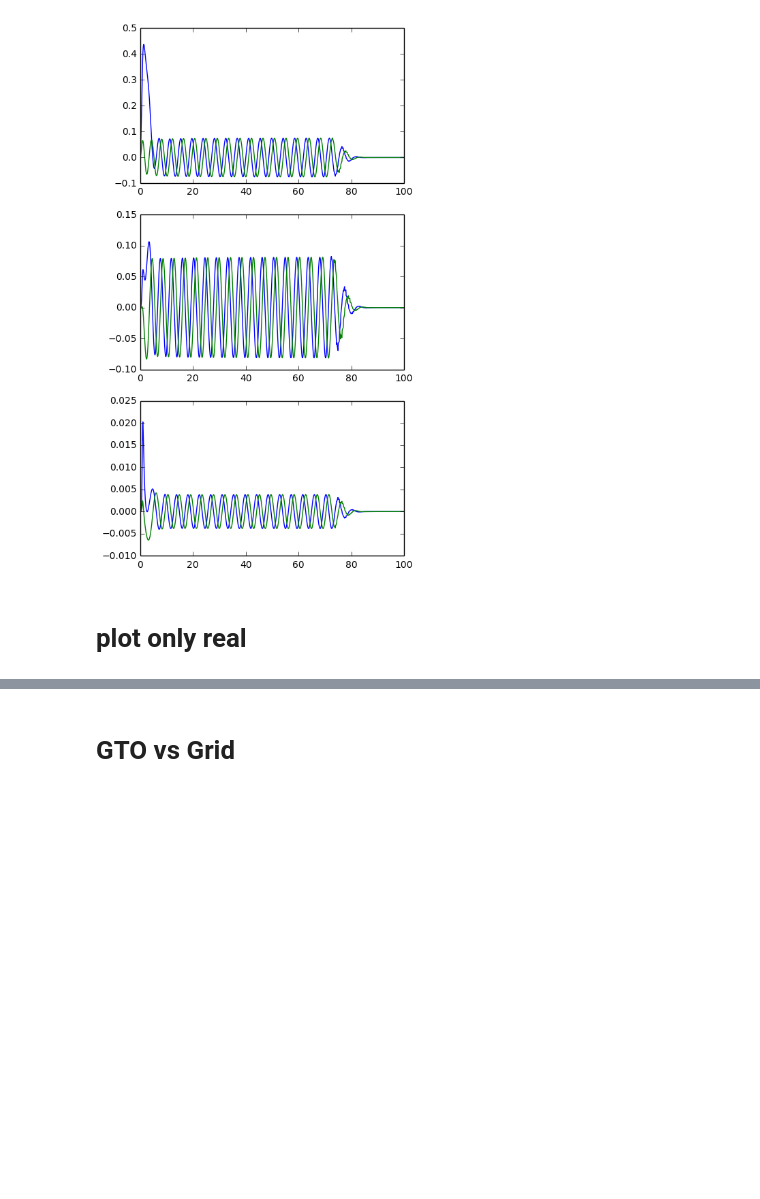
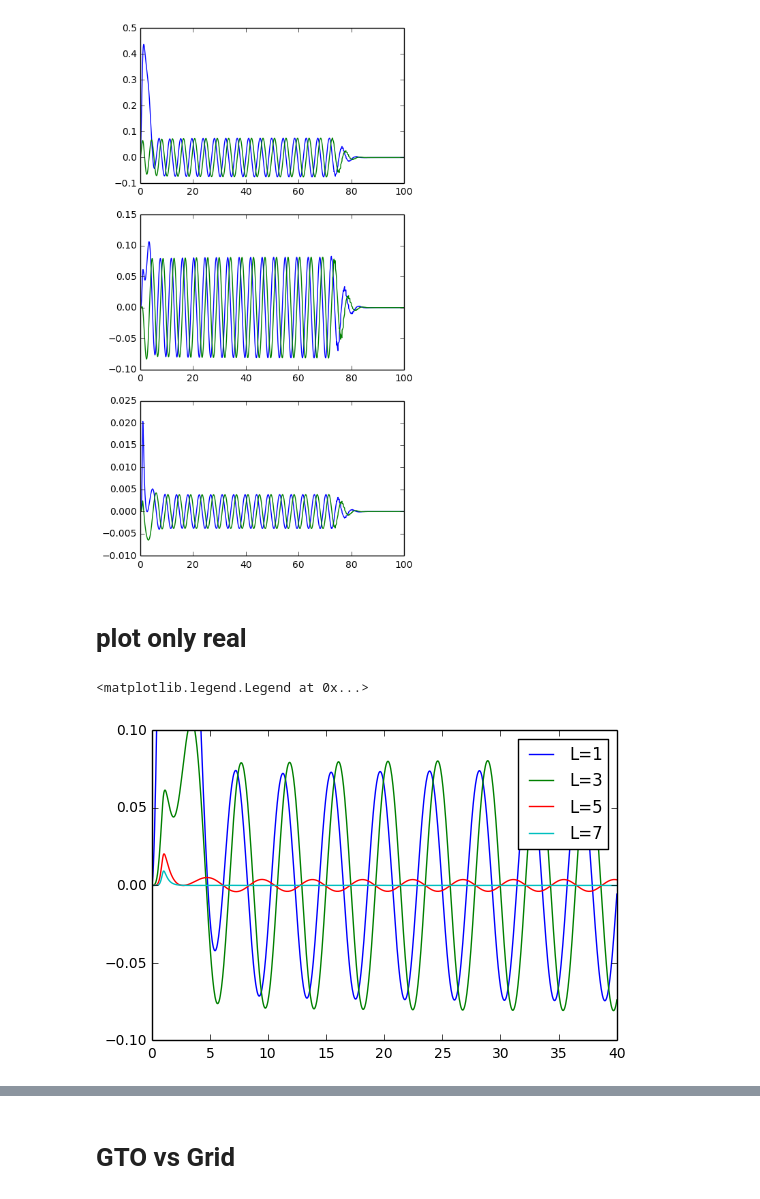
Before and after one commit to ReiMatsuzaki/rescol, a Jupyter notebook: calc/h2plus/driv/rescol_h2plus_driv.ipynb, the cells around one changed output, grey strips where cells are left out. Drawn from its saved outputs; the diff is of its cells as text; code cells hidden in the pictures; blank space fills up the shorter version.

```diff
--- a/calc/h2plus/driv/rescol_h2plus_driv.ipynb
+++ b/calc/h2plus/driv/rescol_h2plus_driv.ipynb
@@ -19,3 +19,16 @@ axes[2].plot(df_psi1["r"], df_psi1["im_5"])
 [figure]
 # %% [markdown]
 # plot only real
+# %%
+df_psi1 = pd.read_csv("psi1.dat")
+fig, axes = plt.subplots(1,1)
+axes.set_xlim(0, 40)
+axes.set_ylim(-0.1, 0.1)
+axes.plot(df_psi1["r"], df_psi1["re_1"], label="L=1")
+axes.plot(df_psi1["r"], df_psi1["re_3"], label="L=3")
+axes.plot(df_psi1["r"], df_psi1["re_5"], label="L=5")
+axes.plot(df_psi1["r"], df_psi1["re_7"], label="L=7")
+plt.legend()
+# %% [output]
+<matplotlib.legend.Legend at 0x...>
+[figure, added]
```
Also changed, not shown: parts of 2 cells of this notebook, 5 other files.
